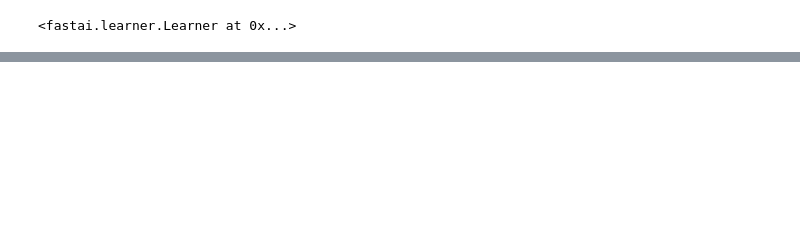
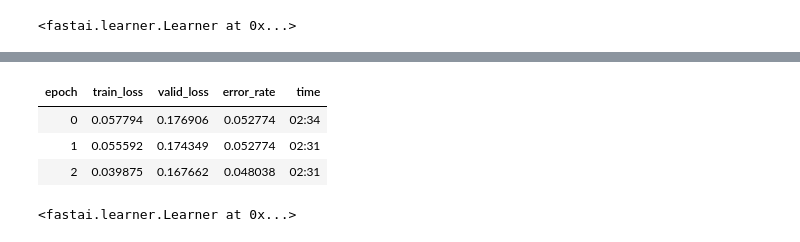
Before and after one commit to anuj0456/courses, a Jupyter notebook: fastai/fastai_v2_lesson1_.ipynb, the cells around one changed output, grey strips where cells are left out. Saved outputs shown, nothing was run; the diff lists cells and outputs as text; code cells hidden in the pictures; blank space fills up the shorter version.

```diff
--- a/fastai/fastai_v2_lesson1_.ipynb
+++ b/fastai/fastai_v2_lesson1_.ipynb
@@ -162,0 +200,12 @@ learn.fit_one_cycle(2, lr_max=slice(1e-6,1e-3))
+# %%
+learn.unfreeze()
+learn.fit_one_cycle(3, lr_max=slice(1e-6, 1e-4))
+# %% [output]
+| epoch | train_loss | valid_loss | error_rate | time |
+| 0 | 0.057794 | 0.176906 | 0.052774 | 02:34 |
+| 1 | 0.055592 | 0.174349 | 0.052774 | 02:31 |
+| 2 | 0.039875 | 0.167662 | 0.048038 | 02:31 |
+# %%
+learn.load('stage-1-50')
+# %% [output]
+<fastai.learner.Learner at 0x...>
```
Also changed, not shown: parts of 36 cells of this notebook.
